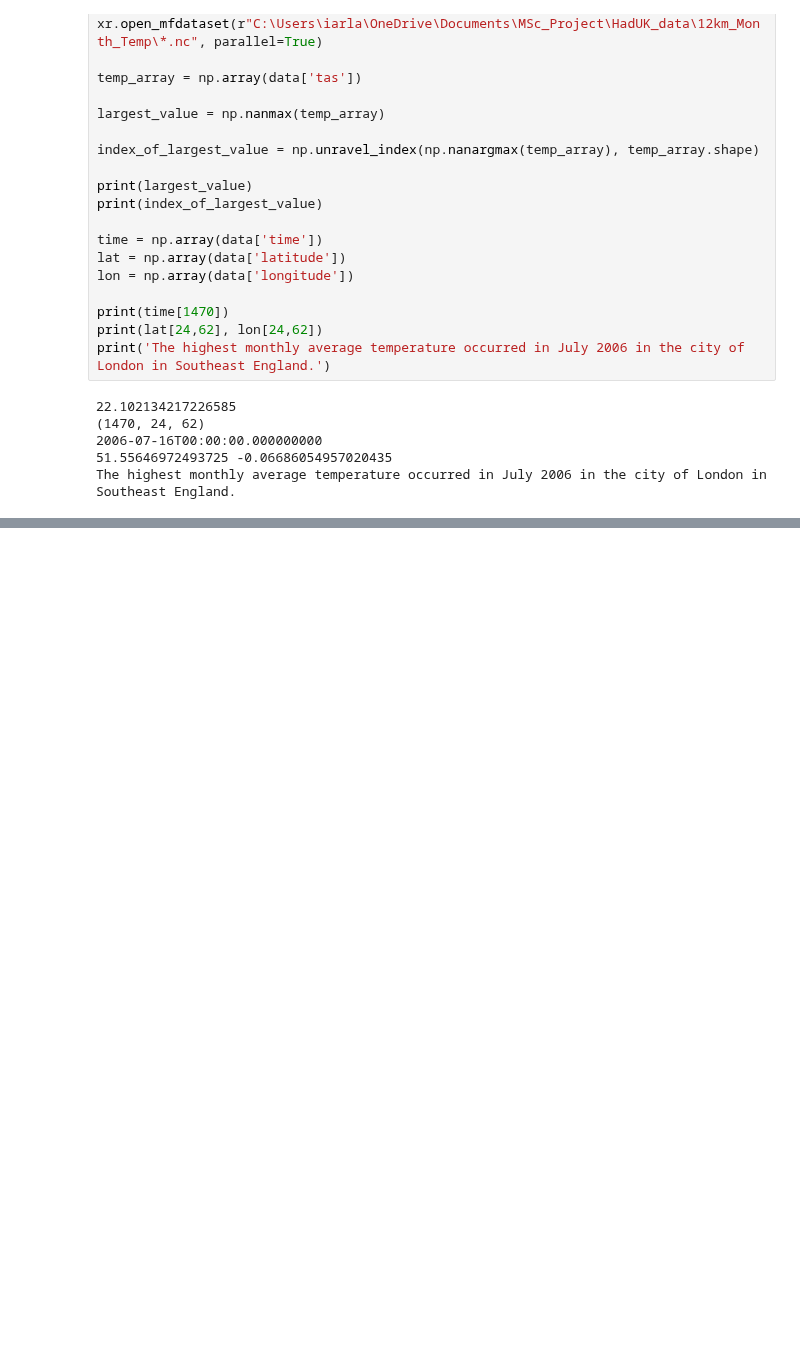
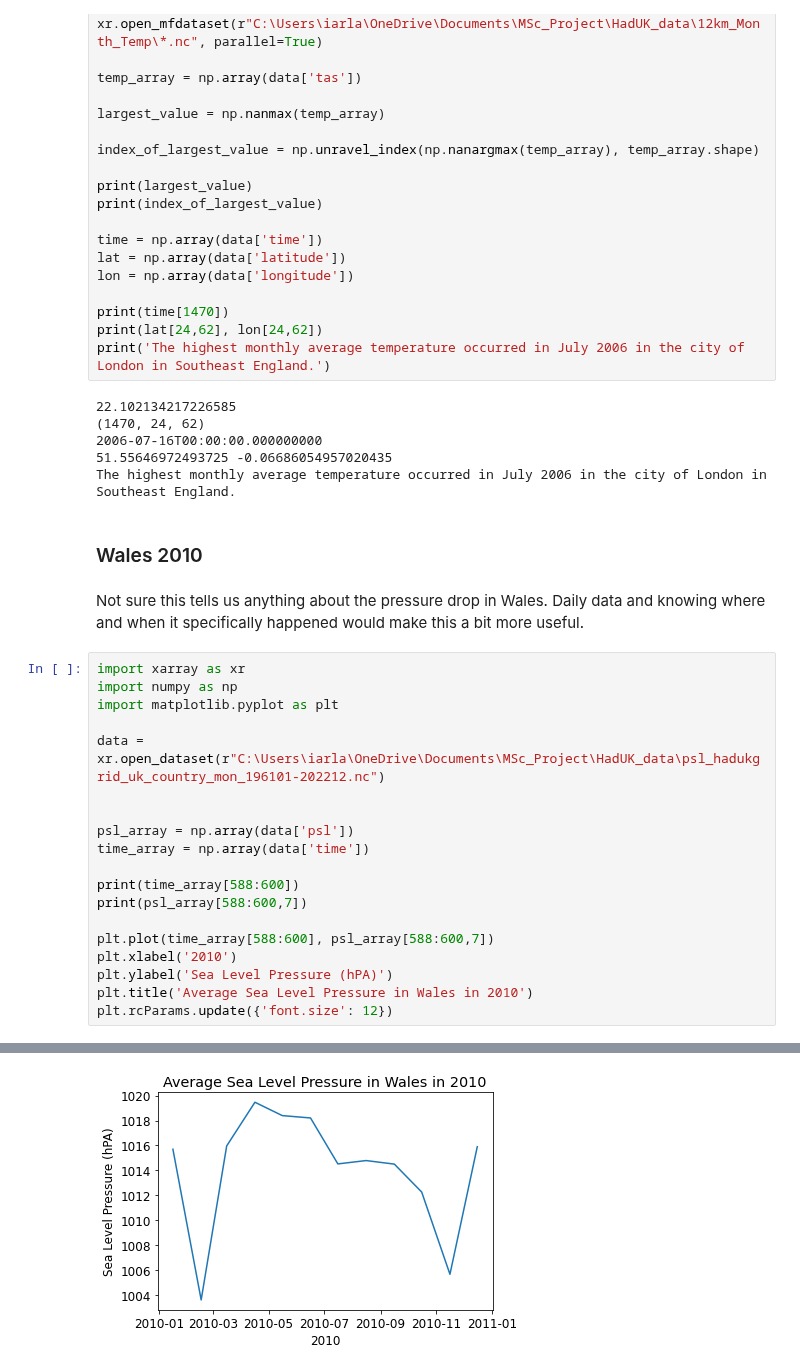
Before and after one commit to Iarla-Boyce/MSc-Project, a Jupyter notebook: 03_11.ipynb, the cells around one changed output, grey strips where cells are left out. Cells and saved outputs as stored; diff of their text form; blank space fills up the shorter version.

```diff
--- a/03_11.ipynb
+++ b/03_11.ipynb
@@ -703,3 +703,27 @@ print('The highest monthly average temperature occurred in July 2006 in the city
 2006-07-16T00:00:00.000000000
 51.55646972493725 -0.06686054957020435
 The highest monthly average temperature occurred in July 2006 in the city of London in Southeast England.
+# %% [markdown]
+### Wales 2010
+# %% [markdown]
+Not sure this tells us anything about the pressure drop in Wales. Daily data and knowing where and when it specifically happened would make this a bit more useful.
+# %%
+import xarray as xr
+import numpy as np
+import matplotlib.pyplot as plt
+
+data = xr.open_dataset(r"C:\Users\iarla\OneDrive\Documents\MSc_Project\HadUK_data\psl_hadukgrid_uk_country_mon_196101-202212.nc")
+
+
+psl_array = np.array(data['psl'])
+time_array = np.array(data['time'])
+
+print(time_array[588:600])
+print(psl_array[588:600,7])
+
+plt.plot(time_array[588:600], psl_array[588:600,7])
+plt.xlabel('2010')
+plt.ylabel('Sea Level Pressure (hPA)')
+plt.title('Average Sea Level Pressure in Wales in 2010')
+plt.rcParams.update({'font.size': 12})
+# %% [output]
@@ -705,0 +738 @@ The highest monthly average temperature occurred in July 2006 in the city of Lon
+[figure, added]
```
Also changed, not shown: parts of 4 cells of this notebook.
